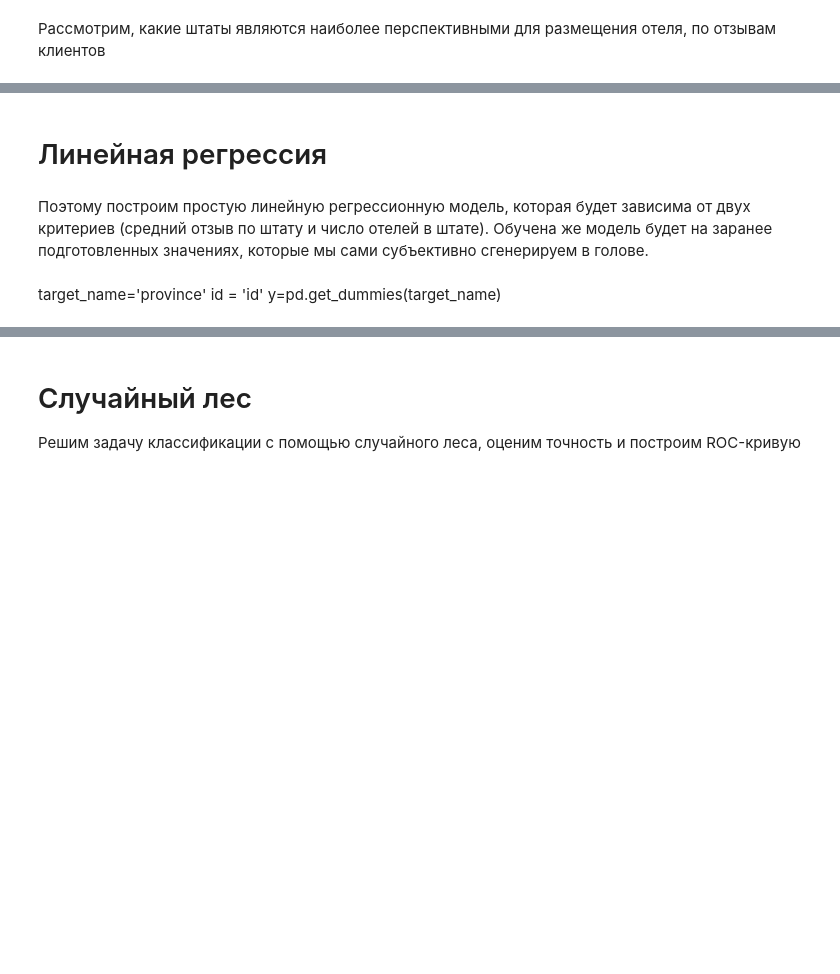
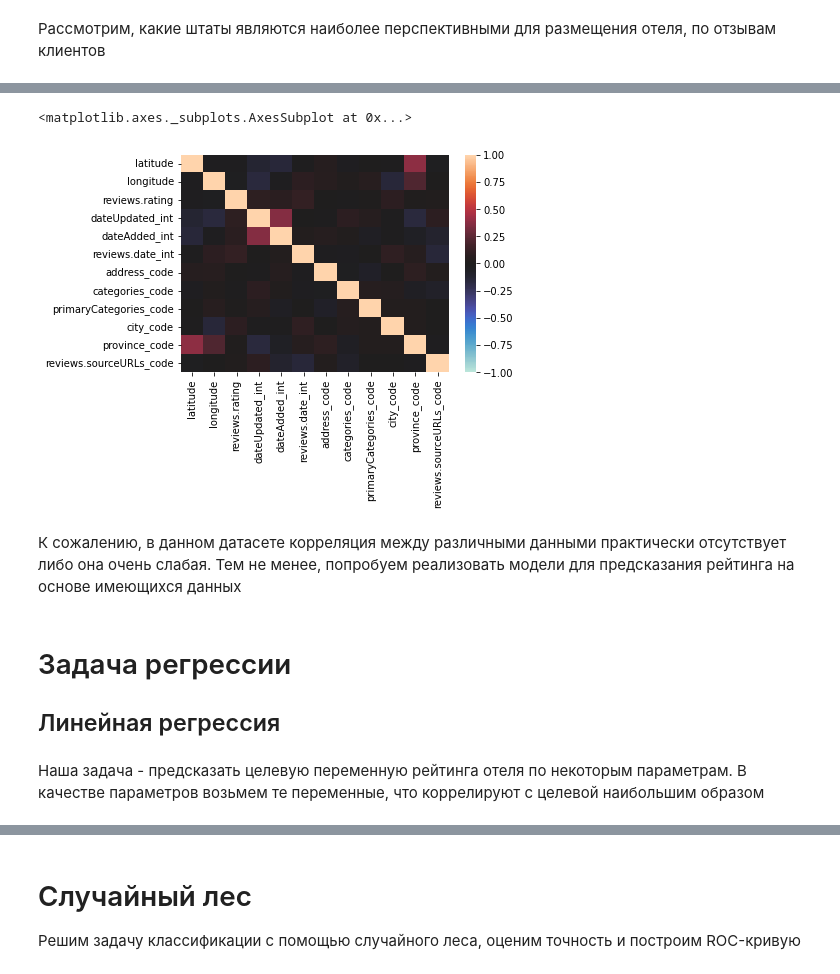
Before and after one commit to Liaisan829/hotel_reviews, a Jupyter notebook: project.ipynb, the cells around one changed output, grey strips where cells are left out. Saved outputs shown, nothing was run; the diff lists cells and outputs as text; code cells hidden in the pictures; blank space fills up the shorter version.

```diff
--- a/project.ipynb
+++ b/project.ipynb
@@ -422,10 +578,21 @@ print(corr)
+# %%
+entries = ds.copy();
+entries = entries.drop(columns=['reviews.userCity', 'reviews.userProvince'])
+entries = entries.dropna(thresh=(len(entries.columns)));
+
+correlation_columns = ['latitude', 'longitude', 'reviews.rating', 'dateUpdated_int', 'dateAdded_int', 'reviews.date_int', 'address_code', 'categories_code', 'primaryCategories_code', 'city_code', 'province_code', 'reviews.sourceURLs_code']
+
+corr = reviews[correlation_columns].corr()
+sns.heatmap(corr, vmin=-1, vmax=1, center=0)
+# %% [output]
+<matplotlib.axes._subplots.AxesSubplot at 0x...>
+[figure, added]
+# %% [markdown]
+К сожалению, в данном датасете корреляция между различными данными практически отсутствует либо она очень слабая. Тем не менее, попробуем реализовать модели для предсказания рейтинга на основе имеющихся данных
 # %% [markdown]
-# Линейная регрессия
+# Задача регрессии
+## Линейная регрессия
-# %% [markdown]
-Поэтому построим простую линейную регрессионную модель, которая будет зависима от двух критериев (средний отзыв по штату и число отелей в штате). Обучена же модель будет на заранее подготовленных значениях, которые мы сами субъективно сгенерируем в голове.
-# %% [markdown]
-target_name='province'
-id = 'id'
-y=pd.get_dummies(target_name)
+# %% [markdown]
+Наша задача - предсказать целевую переменную рейтинга отеля по некоторым параметрам. В качестве параметров возьмем те переменные, что коррелируют с целевой наибольшим образом
 # %%
 target_name='reviews.rating'
```
Also changed, not shown: parts of 82 cells of this notebook.
